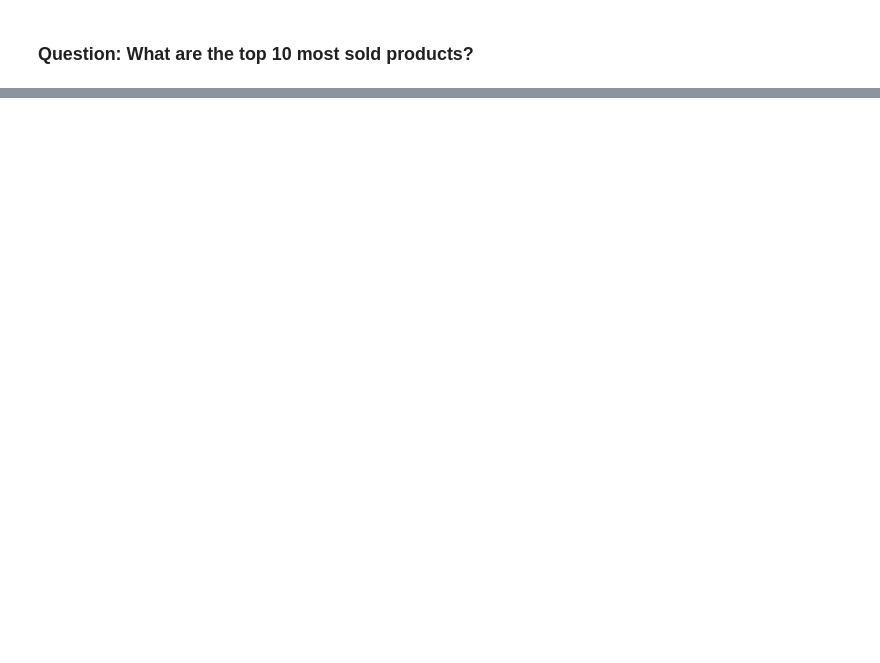
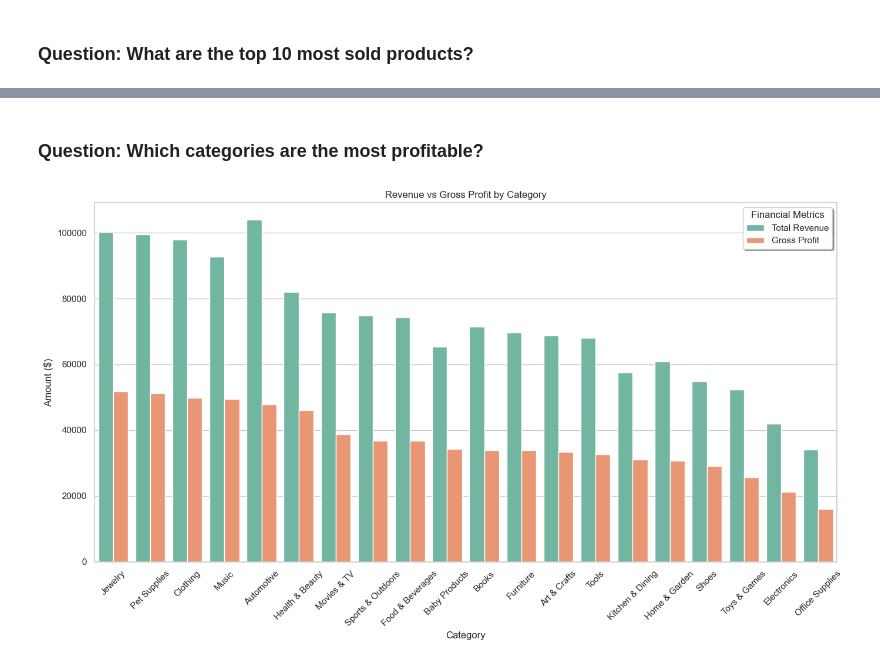
Before and after one commit to brunobrsr1/sales-project, a Jupyter notebook: analysis.ipynb, the cells around one changed output, grey strips where cells are left out. Drawn from its saved outputs; the diff is of its cells as text; code cells hidden in the pictures; blank space fills up the shorter version.

```diff
--- a/analysis.ipynb
+++ b/analysis.ipynb
@@ -78,0 +79,43 @@ plt.show()
+# %% [markdown]
+### Question: Which categories are the most profitable?
+# %%
+category_profit = pd.read_sql("""
+  SELECT
+    categories.category_id,
+    categories.category_name,
+    SUM(sale_items.line_total) AS revenue,
+    SUM(products.cost * sale_items.quantity) AS total_cost,
+    SUM(sale_items.line_total) - SUM(products.cost * sale_items.quantity) AS gross_profit
+  FROM sale_items
+  JOIN products ON sale_items.product_id = products.product_id
+  JOIN categories ON products.category_id = categories.category_id
+  JOIN sales ON sale_items.sale_id = sales.sale_id
+  WHERE sales.payment_status = 'paid'
+  GROUP BY categories.category_id, categories.category_name
+  ORDER BY gross_profit DESC;
+""", con=engine)
+
+df_melt = category_profit.melt(
+  id_vars=['category_name'],
+  value_vars=['revenue', 'gross_profit'],
+  var_name='Metric',
+  value_name='Amount'
+)
+
+# Rename the values for better legend labels
+df_melt['Metric'] = df_melt['Metric'].replace({
+    'revenue': 'Total Revenue',
+    'gross_profit': 'Gross Profit'
+})
+
+plt.figure(figsize=(14, 8))
+sns.barplot(data=df_melt, x='category_name', y='Amount', hue='Metric', palette='Set2')
+plt.title('Revenue vs Gross Profit by Category')
+plt.xlabel('Category')
+plt.ylabel('Amount ($)')
+plt.xticks(rotation=45)
+plt.legend(title='Financial Metrics', loc='upper right', frameon=True, shadow=True)
+plt.tight_layout()
+plt.show()
+# %% [output]
+[figure, added]
```
Also changed, not shown: parts of 4 cells of this notebook.
